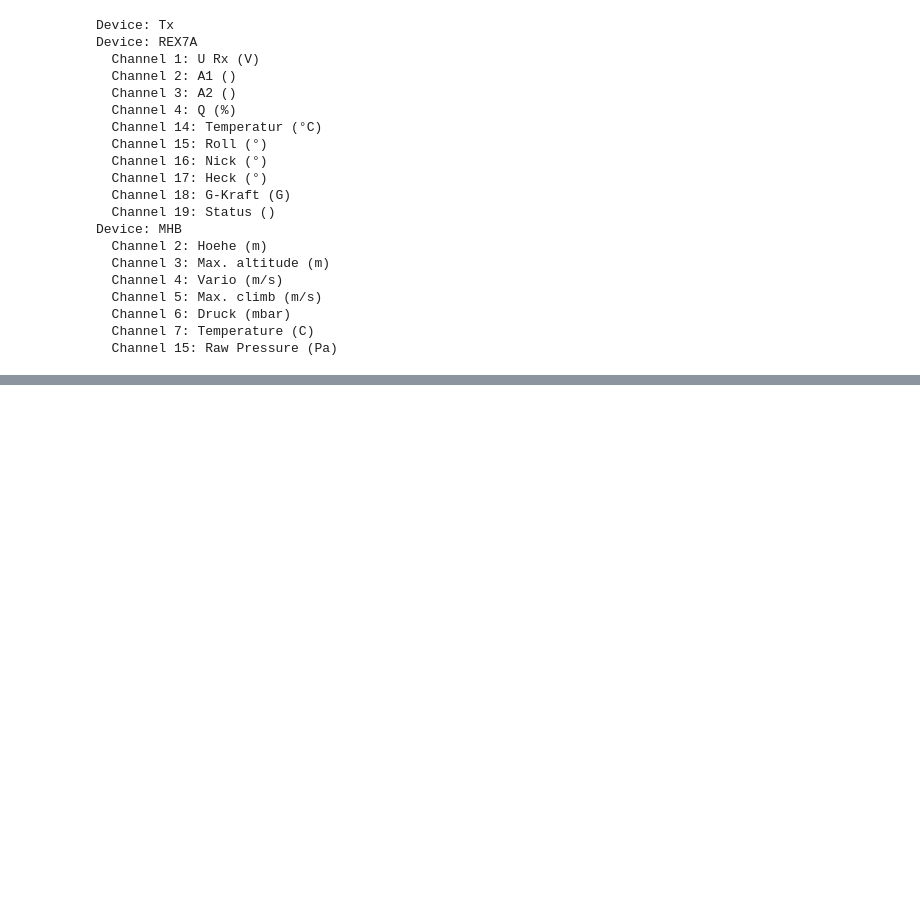
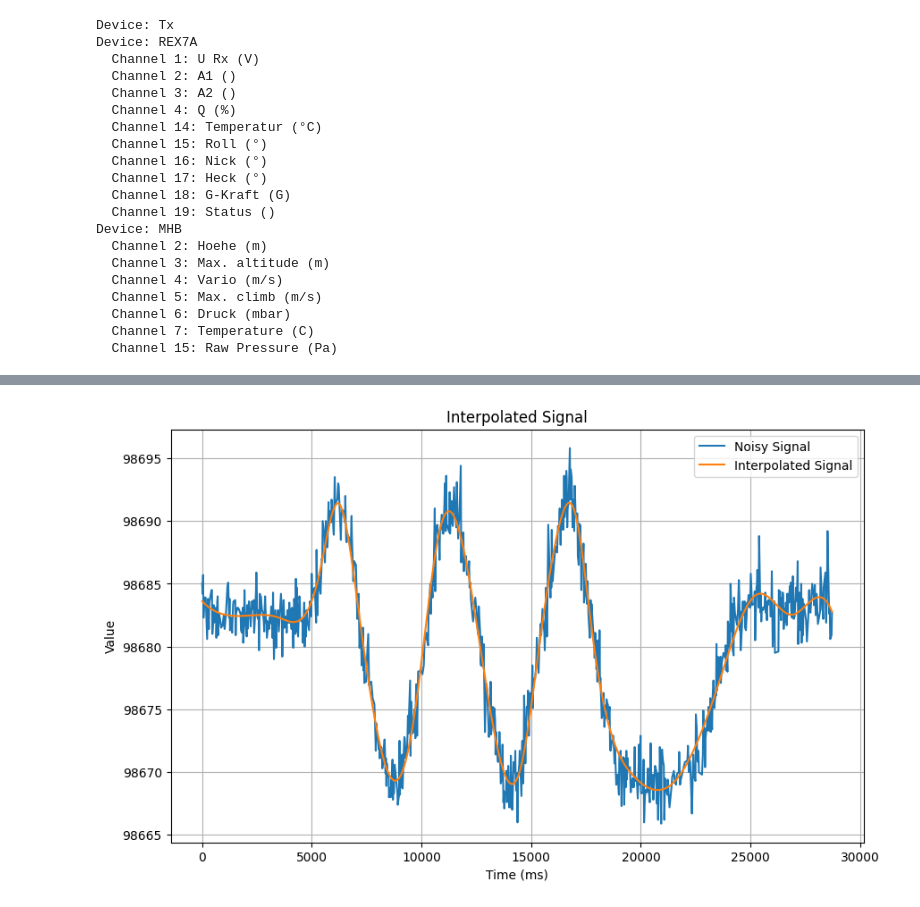
Before and after one commit to chiefenne/JETI_EX_BUS, a Jupyter notebook: signal_filter/Signal_Filter.ipynb, the cells around one changed output, grey strips where cells are left out. Drawn from its saved outputs; the diff is of its cells as text; code cells hidden in the pictures; blank space fills up the shorter version.

```diff
--- a/signal_filter/Signal_Filter.ipynb
+++ b/signal_filter/Signal_Filter.ipynb
@@ -184,0 +188,31 @@ if target_device in devices and target_channel_id in devices[target_device]["dat
+# %%
+# the data stored in signal are the noisy data. make an interploation to get a smooth curve
+# the signal represents raw sensor data (pressure) and the time in milliseconds
+times = signal[:, 0]
+noisy_signal = signal[:, 1]
+
+# suggest a scipy based smoothing/interpolation method (RBF, spline, etc.) to get a smooth curve
+from scipy.interpolate import UnivariateSpline
+
+# create an interpolation function with smoothing factor
+smoothing_factor = 2000  # You can adjust this parameter to control the smoothness
+interpolated_signal = UnivariateSpline(times, noisy_signal, s=smoothing_factor)
+
+# create a new time vector for the interpolated signal
+new_times = np.linspace(times[0], times[-1], 1000)
+
+# calculate the interpolated signal
+interpolated_values = interpolated_signal(new_times)
+
+# plot the noisy signal and the interpolated signal
+plt.figure(figsize=(10, 6))
+plt.plot(times, noisy_signal, label="Noisy Signal")
+plt.plot(new_times, interpolated_values, label="Interpolated Signal")
+plt.title("Interpolated Signal")
+plt.xlabel("Time (ms)")
+plt.ylabel("Value")
+plt.legend()
+plt.grid()
+plt.show()
+# %% [output]
+[figure, added]
```
Also changed, not shown: parts of 3 cells of this notebook.
